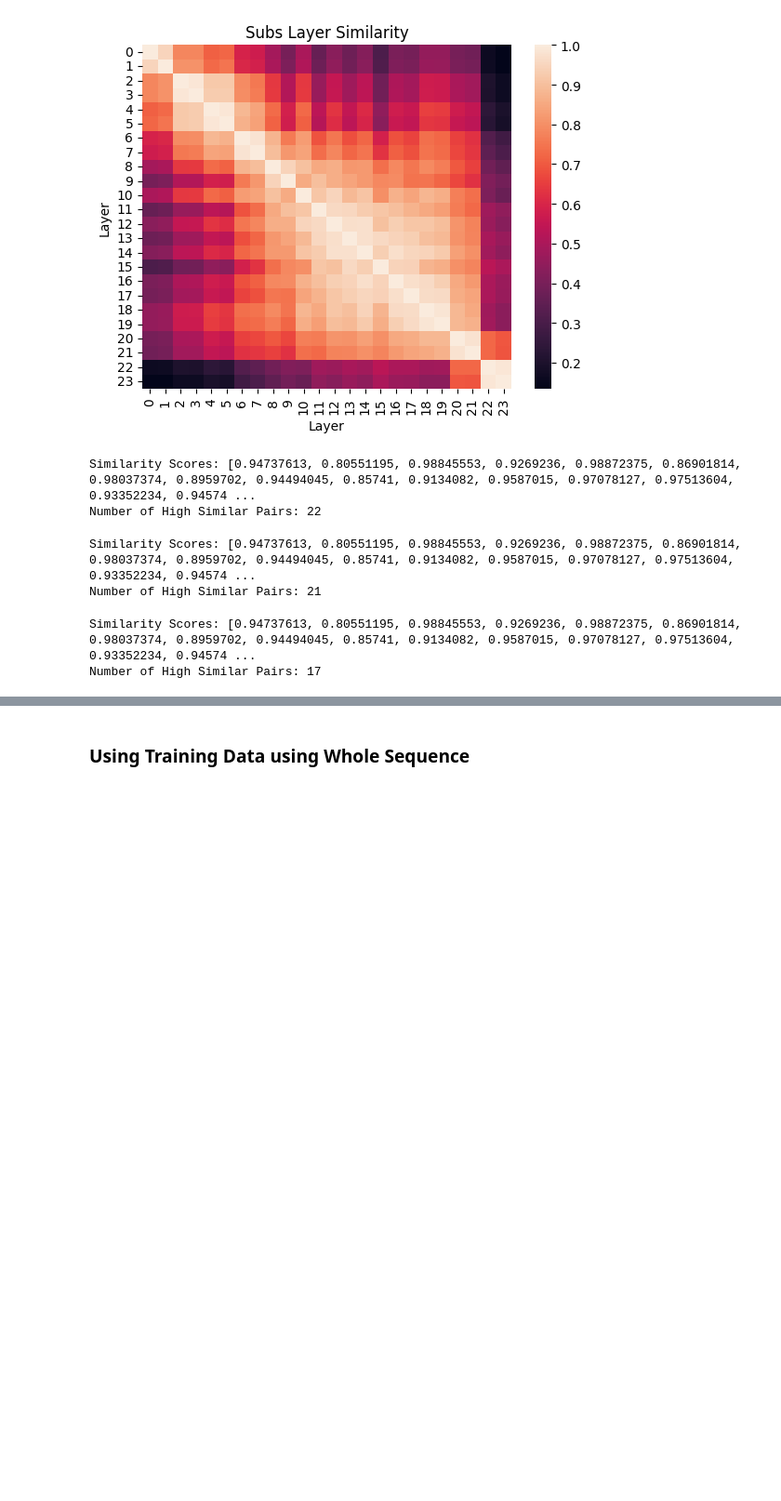
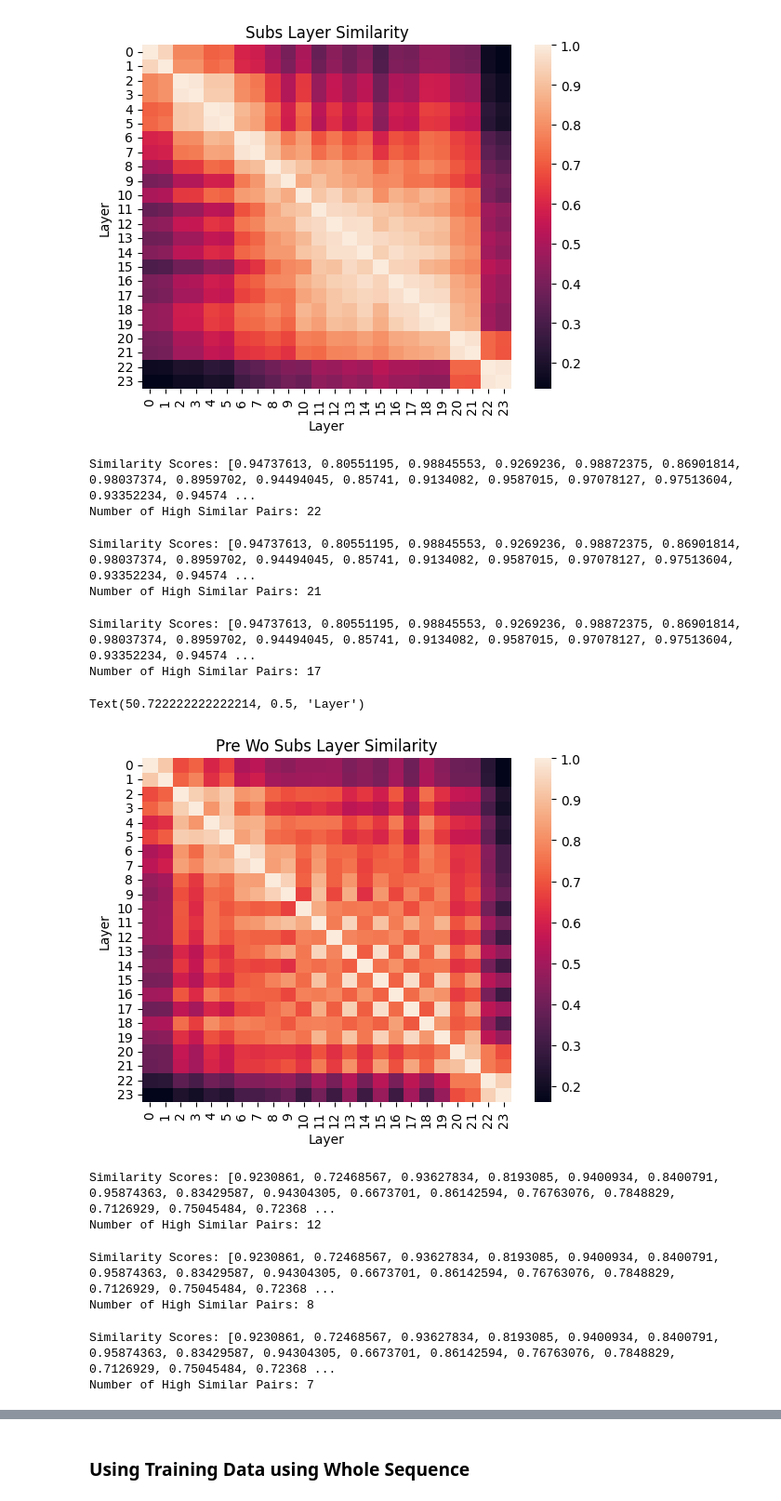
Before and after one commit to aal2015/layer-grafting-publication, a Jupyter notebook: redundancy analysis/qnli redundancy.ipynb, the cells around one changed output, grey strips where cells are left out. Shown at 93% size. Saved outputs shown, nothing was run; the diff lists cells and outputs as text; code cells hidden in the pictures; blank space fills up the shorter version.

```diff
--- a/redundancy analysis/qnli redundancy.ipynb
+++ b/redundancy analysis/qnli redundancy.ipynb
@@ -445,5 +509,5 @@ Number of High Similar Pairs: 17
 # %%
-val_reps_similarity, val_atts_similarity, val_mha_similarity, val_sub_similarity = cka_eval.subLayer_interleaved_pairwise(
+val_reps_similarity, val_atts_similarity, val_mha_similarity, val_pre_wo_similarity, val_sub_similarity, val_pre_wo_sub_similarity = cka_eval.subLayer_interleaved_pairwise(
     model,
     val_dataloader,
     device,
@@ -453,7 +517,9 @@ val_reps_similarity, val_atts_similarity, val_mha_similarity, val_sub_similarity
 val_reps_stats = cka_eval.similarity_stats(val_reps_similarity)
 val_atts_stats = cka_eval.similarity_stats(val_atts_similarity)
 val_mha_stats  = cka_eval.similarity_stats(val_mha_similarity)
+val_pre_wo_stats = cka_eval.similarity_stats(val_pre_wo_similarity)
 val_subs_stats = cka_eval.similarity_stats(val_sub_similarity)
+val_pre_wo_subs_stats = cka_eval.similarity_stats(val_pre_wo_sub_similarity)
 
 print("  Reps Similarity Stats:")
 print(f"    Average: {val_reps_stats['average']:.6f}")
@@ -471,10 +537,20 @@ print(f"    Average: {val_mha_stats['average']:.6f}")
 print(f"    Highest: {val_mha_stats['max']:.6f}")
 print(f"    Lowest:  {val_mha_stats['min']:.6f}")
 
+print("  Pre Wo Similarity Stats:")
+print(f"    Average: {val_pre_wo_stats['average']:.6f}")
+print(f"    Highest: {val_pre_wo_stats['max']:.6f}")
+print(f"    Lowest:  {val_pre_wo_stats['min']:.6f}")
+
 print("  Sublayer Similarity Stats:")
 print(f"    Average: {val_subs_stats['average']:.6f}")
 print(f"    Highest: {val_subs_stats['max']:.6f}")
 print(f"    Lowest:  {val_subs_stats['min']:.6f}")
+
+print("  Pre Wo Sublayer Similarity Stats:")
+print(f"    Average: {val_pre_wo_subs_stats['average']:.6f}")
+print(f"    Highest: {val_pre_wo_subs_stats['max']:.6f}")
+print(f"    Lowest:  {val_pre_wo_subs_stats['min']:.6f}")
 # %% [output]
   Reps Similarity Stats:
     Average: 0.878122
@@ -589,3 +686,27 @@ _,_ = adjacent_similarity_stats(val_sub_similarity, thresold=0.9)
 # %% [output]
 Similarity Scores: [0.94737613, 0.80551195, 0.98845553, 0.9269236, 0.98872375, 0.86901814, 0.98037374, 0.8959702, 0.94494045, 0.85741, 0.9134082, 0.9587015, 0.97078127, 0.97513604, 0.93352234, 0.94574 ...
 Number of High Similar Pairs: 17
+# %%
+title = "Pre Wo Subs Layer Similarity"
+plt.title(title)
+sn.heatmap(data = val_pre_wo_sub_similarity)
+plt.xlabel("Layer")
+plt.ylabel("Layer")
+# %% [output]
+Text(50.722222222222214, 0.5, 'Layer')
+[figure, added]
+# %%
+_,_ = adjacent_similarity_stats(val_pre_wo_sub_similarity)
+# %% [output]
+Similarity Scores: [0.9230861, 0.72468567, 0.93627834, 0.8193085, 0.9400934, 0.8400791, 0.95874363, 0.83429587, 0.94304305, 0.6673701, 0.86142594, 0.76763076, 0.7848829, 0.7126929, 0.75045484, 0.72368 ...
+Number of High Similar Pairs: 12
+# %%
+_,_ = adjacent_similarity_stats(val_pre_wo_sub_similarity, thresold=0.85)
+# %% [output]
+Similarity Scores: [0.9230861, 0.72468567, 0.93627834, 0.8193085, 0.9400934, 0.8400791, 0.95874363, 0.83429587, 0.94304305, 0.6673701, 0.86142594, 0.76763076, 0.7848829, 0.7126929, 0.75045484, 0.72368 ...
+Number of High Similar Pairs: 8
+# %%
+_,_ = adjacent_similarity_stats(val_pre_wo_sub_similarity, thresold=0.9)
+# %% [output]
+Similarity Scores: [0.9230861, 0.72468567, 0.93627834, 0.8193085, 0.9400934, 0.8400791, 0.95874363, 0.83429587, 0.94304305, 0.6673701, 0.86142594, 0.76763076, 0.7848829, 0.7126929, 0.75045484, 0.72368 ...
+Number of High Similar Pairs: 7
```
Also changed, not shown: parts of 38 cells of this notebook, 4 other files.
